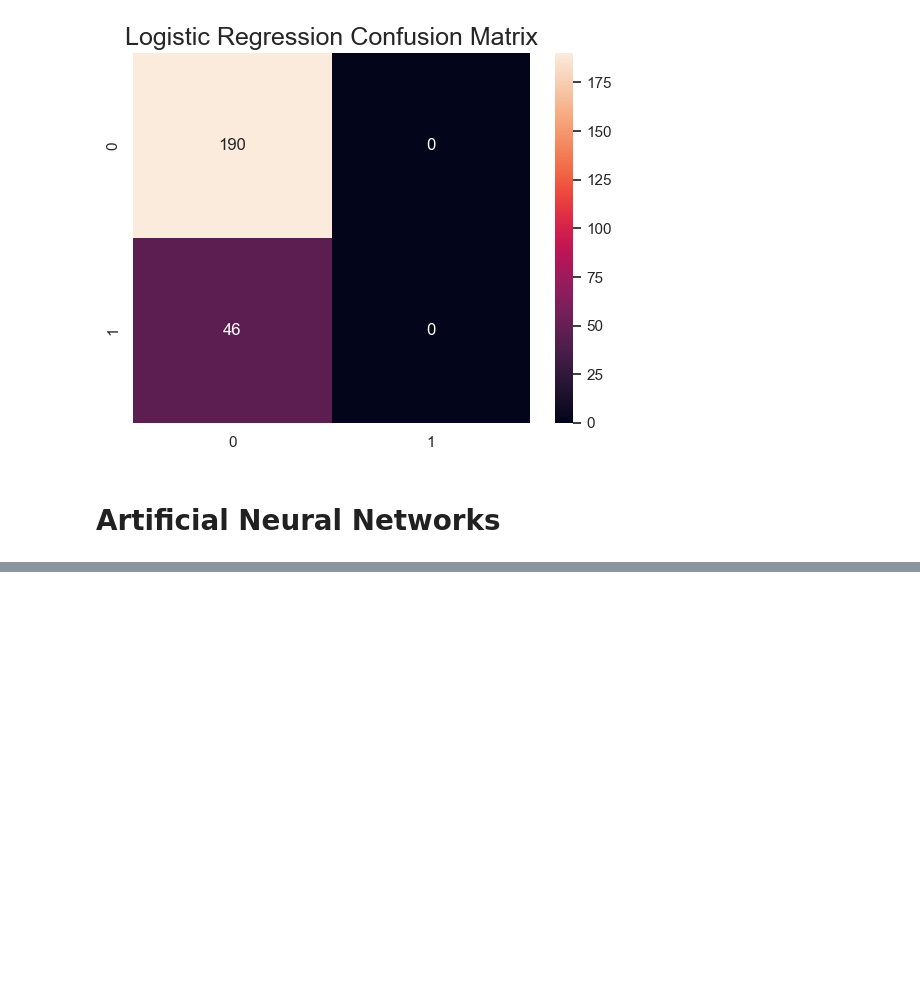
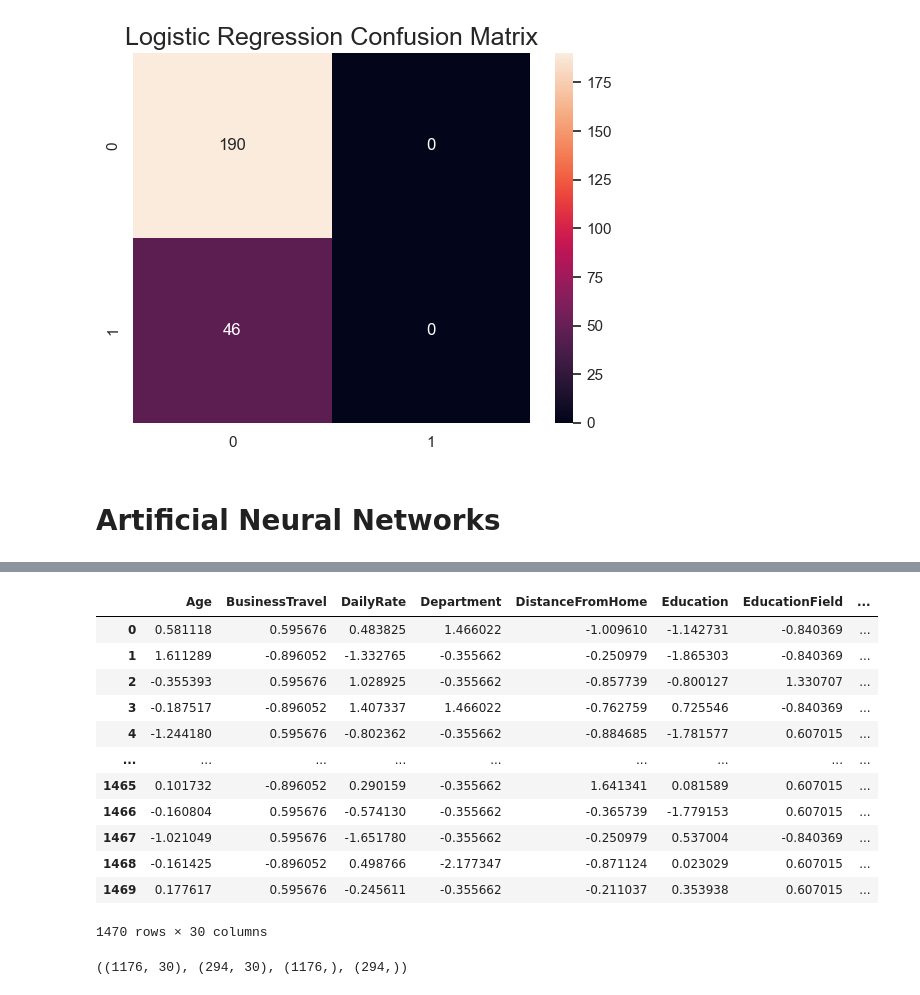
Before and after one commit to FedericoAriton99/CA-2-Integraeted-, a Jupyter notebook: Federico_Ariton_sba22090_Lvl8_CA2_Integrated.ipynb, the cells around one changed output, grey strips where cells are left out. Cells and saved outputs as stored; diff of their text form; code cells hidden in the pictures; blank space fills up the shorter version.

```diff
--- a/Federico_Ariton_sba22090_Lvl8_CA2_Integrated.ipynb
+++ b/Federico_Ariton_sba22090_Lvl8_CA2_Integrated.ipynb
@@ -923,8 +1040,22 @@ df
 # %%
 from sklearn.model_selection import train_test_split
-X = df.loc[:, df.columns != 'class']
-y = df.loc[:, 'class']
+X = df.loc[:, df.columns != 'Attrition']
+y = df.loc[:, 'Attrition']
 
 X
+# %% [output]
+|  | Age | BusinessTravel | DailyRate | Department | DistanceFromHome | Education | EducationField | ... |
+| 0 | 0.581118 | 0.595676 | 0.483825 | 1.466022 | -1.009610 | -1.142731 | -0.840369 | ... |
+| 1 | 1.611289 | -0.896052 | -1.332765 | -0.355662 | -0.250979 | -1.865303 | -0.840369 | ... |
+| 2 | -0.355393 | 0.595676 | 1.028925 | -0.355662 | -0.857739 | -0.800127 | 1.330707 | ... |
+| 3 | -0.187517 | -0.896052 | 1.407337 | 1.466022 | -0.762759 | 0.725546 | -0.840369 | ... |
+| 4 | -1.244180 | 0.595676 | -0.802362 | -0.355662 | -0.884685 | -1.781577 | 0.607015 | ... |
+| ... | ... | ... | ... | ... | ... | ... | ... | ... |
+| 1465 | 0.101732 | -0.896052 | 0.290159 | -0.355662 | 1.641341 | 0.081589 | 0.607015 | ... |
+| 1466 | -0.160804 | 0.595676 | -0.574130 | -0.355662 | -0.365739 | -1.779153 | 0.607015 | ... |
+| 1467 | -1.021049 | 0.595676 | -1.651780 | -0.355662 | -0.250979 | 0.537004 | -0.840369 | ... |
+| 1468 | -0.161425 | -0.896052 | 0.498766 | -2.177347 | -0.871124 | 0.023029 | 0.607015 | ... |
+| 1469 | 0.177617 | 0.595676 | -0.245611 | -0.355662 | -0.211037 | 0.353938 | 0.607015 | ... |
+1470 rows × 30 columns
 # %%
 # split the data into training and testing
@@ -931,6 +1064,8 @@ X
 X_train, X_test, y_train, y_test = train_test_split(X, y, test_size = 0.2, random_state = 1)
 # %%
 X_train.shape, X_test.shape, y_train.shape, y_test.shape
+# %% [output]
+((1176, 30), (294, 30), (1176,), (294,))
 # %%
 # Fixing a random seed ensures reproducible results
 import numpy as np
```
Also changed, not shown: parts of 20 cells of this notebook.
